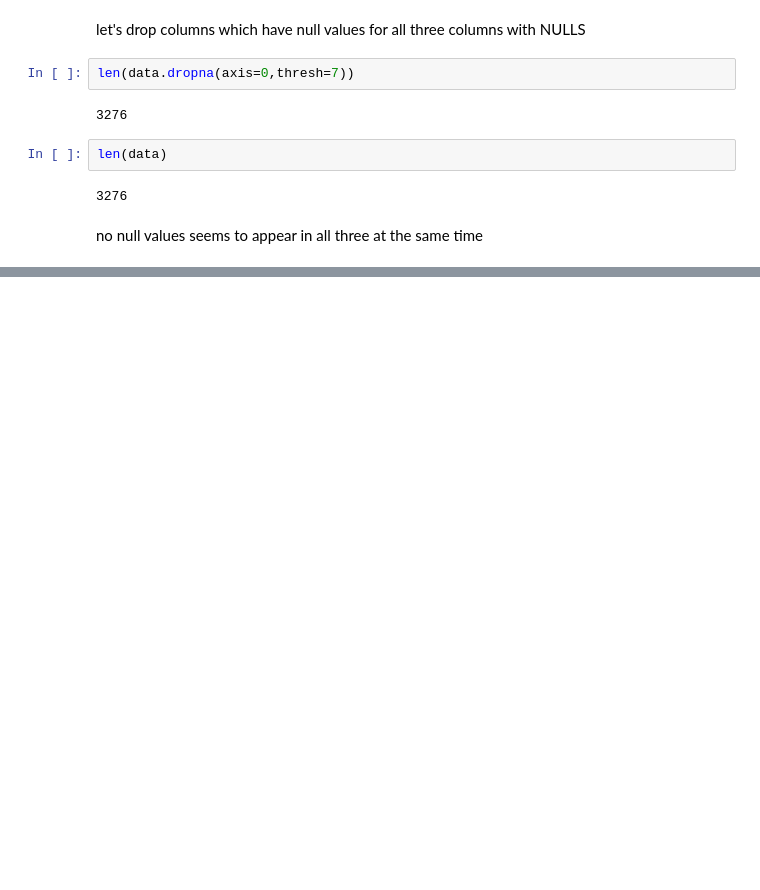
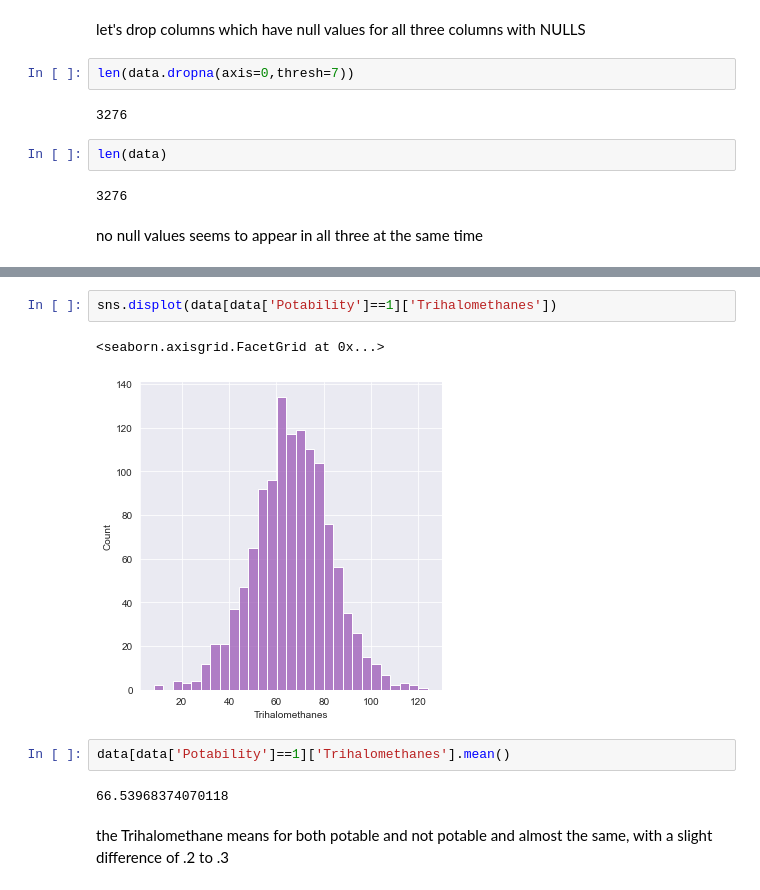
Before and after one commit to mattyjr007/Data-Science-Portfolio, a Jupyter notebook: Water Potability/Water_Potability.ipynb, the cells around one changed output, grey strips where cells are left out. Saved outputs shown, nothing was run; the diff lists cells and outputs as text; blank space fills up the shorter version.

```diff
--- a/Water Potability/Water_Potability.ipynb
+++ b/Water Potability/Water_Potability.ipynb
@@ -308,0 +341,11 @@ data_dic('T')
+# %%
+sns.displot(data[data['Potability']==1]['Trihalomethanes'])
+# %% [output]
+<seaborn.axisgrid.FacetGrid at 0x...>
+[figure, added]
+# %%
+data[data['Potability']==1]['Trihalomethanes'].mean()
+# %% [output]
+66.53968374070118
+# %% [markdown]
+the Trihalomethane means for both potable and not potable and almost the same, with a slight difference of .2 to .3
```
Also changed, not shown: parts of 14 cells of this notebook.
